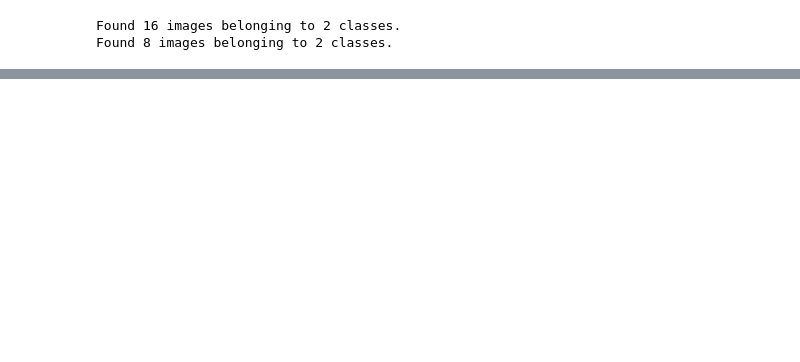
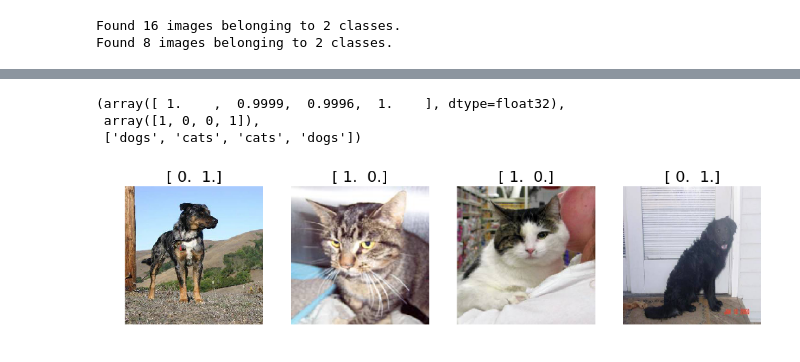
Before and after one commit to dusty-wil/fastai_coursenotes, a Jupyter notebook: nbs/lesson1.ipynb, the cells around one changed output, grey strips where cells are left out. Drawn from its saved outputs; the diff is of its cells as text; code cells hidden in the pictures; blank space fills up the shorter version.

```diff
--- a/nbs/lesson1.ipynb
+++ b/nbs/lesson1.ipynb
@@ -67,0 +73,3 @@ Epoch 1/1
+# %%
+vgg.fit(batches, val_batches, nb_epoch = 1)
+vgg.model.save_weights(path + 'results/ft2.h5')
@@ -67,0 +79,3 @@ Epoch 1/1
+# %%
+vgg.fit(batches, val_batches, nb_epoch = 1)
+vgg.model.save_weights(path + 'results/ft2_1.h5')
@@ -67,0 +88,3 @@ Epoch 1/1
+# %%
+vgg.fit(batches, val_batches, nb_epoch = 1)
+vgg.model.save_weights(path + 'results/ft2_2.h5')
@@ -67,0 +94,3 @@ Epoch 1/1
+# %%
+vgg.fit(batches, val_batches, nb_epoch = 1)
+vgg.model.save_weights(path + 'results/ft2_3.h5')
@@ -67,0 +100,8 @@ Epoch 1/1
+# %%
+plots(imgs, titles=labels)
+vgg.predict(imgs, True)
+# %% [output]
+(array([ 1.    ,  0.9999,  0.9996,  1.    ], dtype=float32),
+ array([1, 0, 0, 1]),
+ ['dogs', 'cats', 'cats', 'dogs'])
+[figure, added]
```
Also changed, not shown: parts of 19 cells of this notebook.
